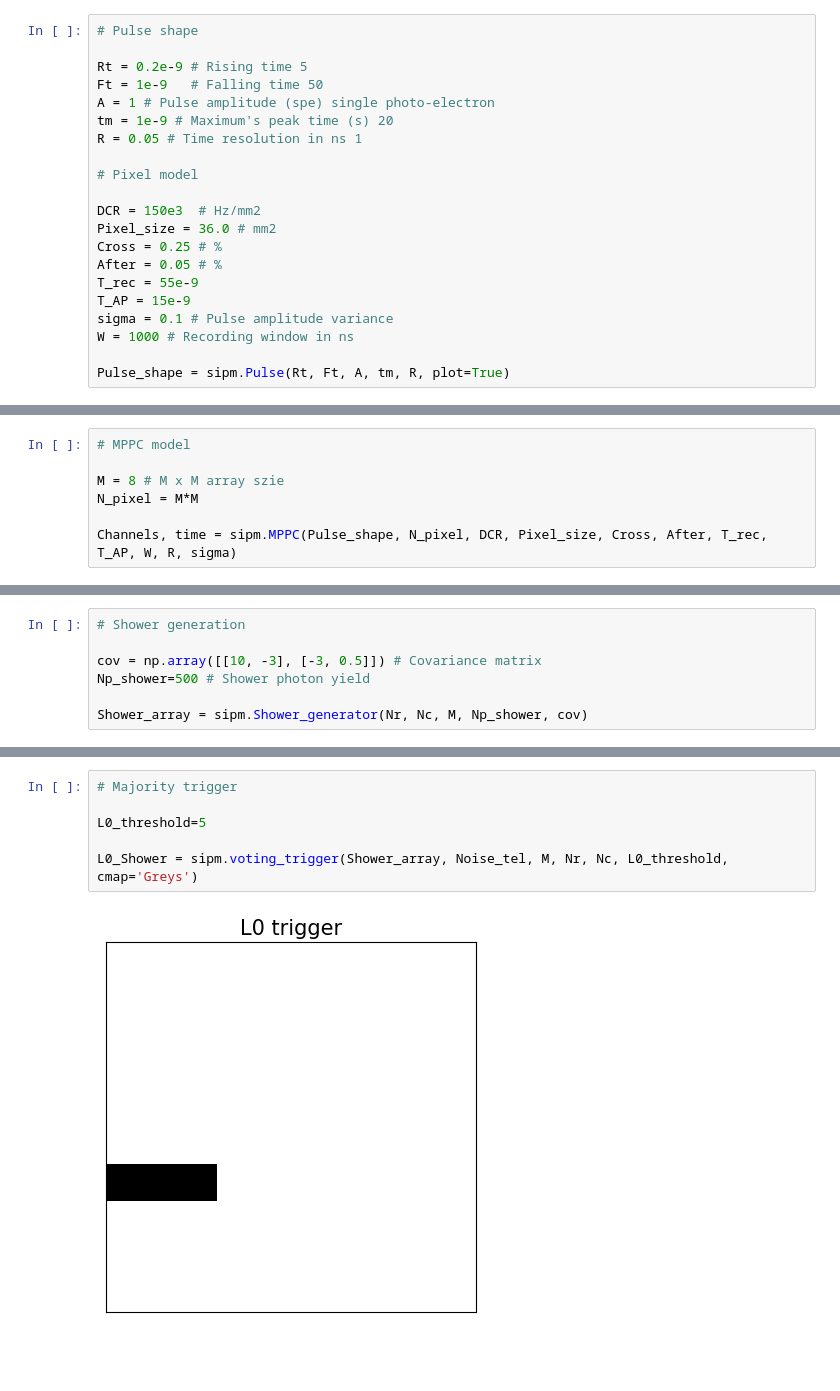
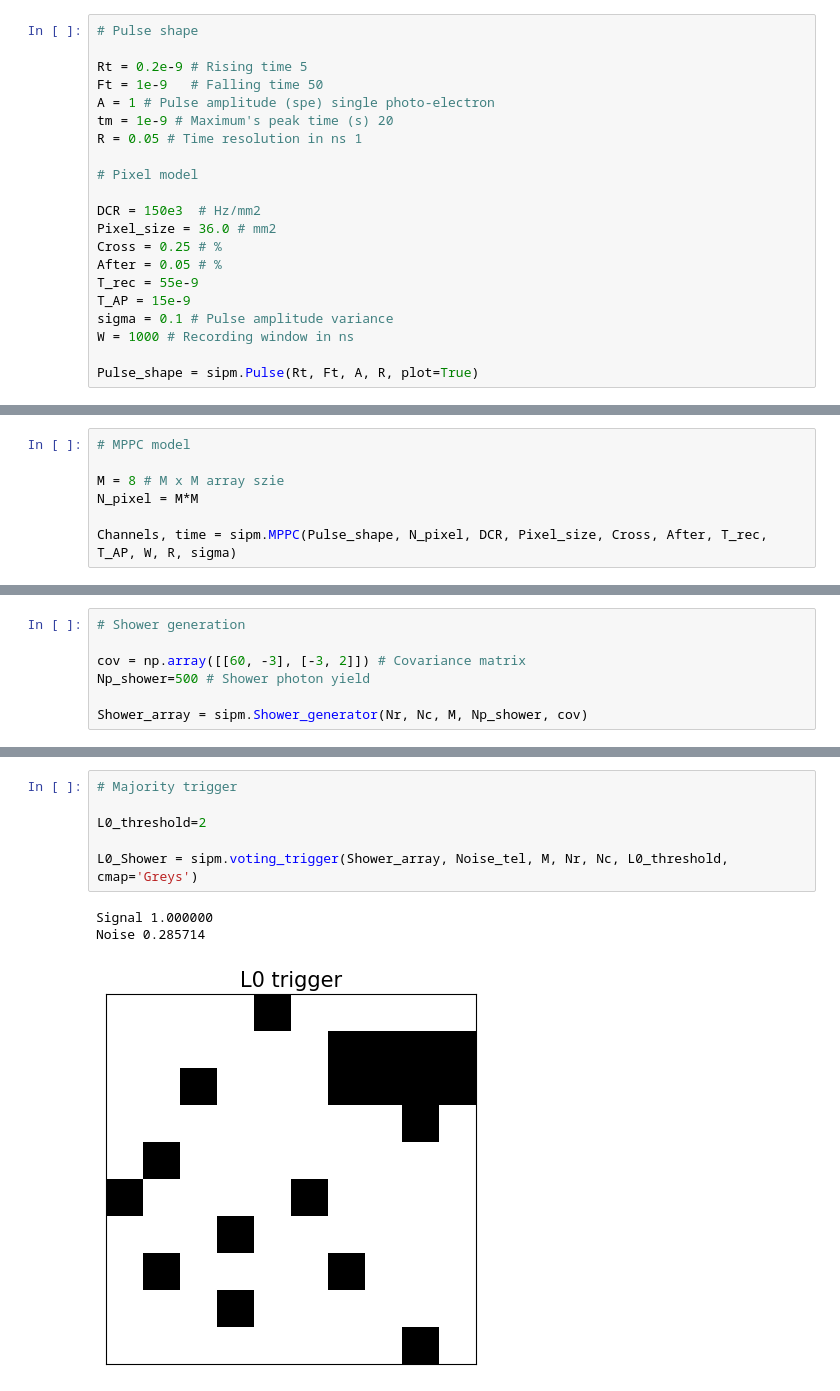
Before and after one commit to JesusPenha/SiPM-APD-MPPC, a Jupyter notebook: IACT_example.ipynb, the cells around one changed output, grey strips where cells are left out. Drawn from its saved outputs; the diff is of its cells as text; blank space fills up the shorter version.

```diff
--- a/IACT_example.ipynb
+++ b/IACT_example.ipynb
@@ -31,5 +31,5 @@ T_AP = 15e-9
 sigma = 0.1 # Pulse amplitude variance
 W = 1000 # Recording window in ns
 
-Pulse_shape = sipm.Pulse(Rt, Ft, A, tm, R, plot=True)
+Pulse_shape = sipm.Pulse(Rt, Ft, A, R, plot=True)
 # %% [output]
@@ -57,7 +57,7 @@ Noise_tel = sipm.Camera_noise(Pulse_shape, N_pixel, Pixel_size, M, DCR, Cross, A
 # %%
 # Shower generation
 
-cov = np.array([[10, -3], [-3, 0.5]]) # Covariance matrix
+cov = np.array([[60, -3], [-3, 2]]) # Covariance matrix
 Np_shower=500 # Shower photon yield
 
 Shower_array = sipm.Shower_generator(Nr, Nc, M, Np_shower, cov)
@@ -70,8 +70,10 @@ sipm.Camera_plot(Shower_array, Noise_tel, M, Nr, Nc)
 # %%
 # Majority trigger
 
-L0_threshold=5
+L0_threshold=2
 
 L0_Shower = sipm.voting_trigger(Shower_array, Noise_tel, M, Nr, Nc, L0_threshold, cmap='Greys')
 # %% [output]
+Signal 1.000000
+Noise 0.285714
-[figure, old version]
+[figure, new version]
```
Also changed, not shown: parts of 3 cells of this notebook, 1 other file.
